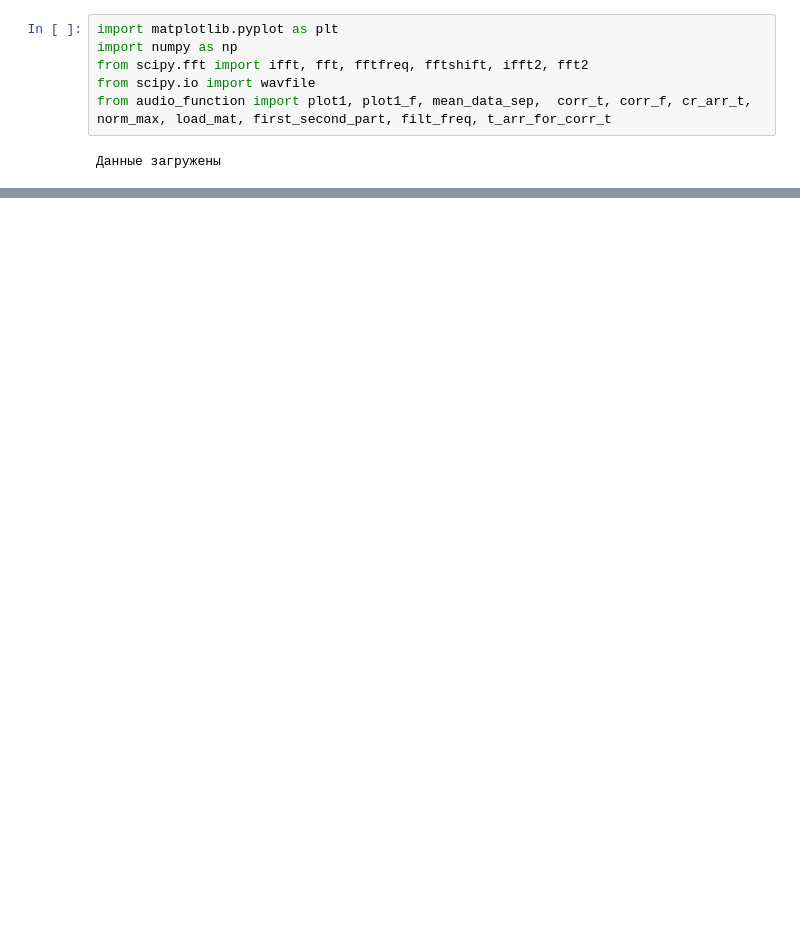
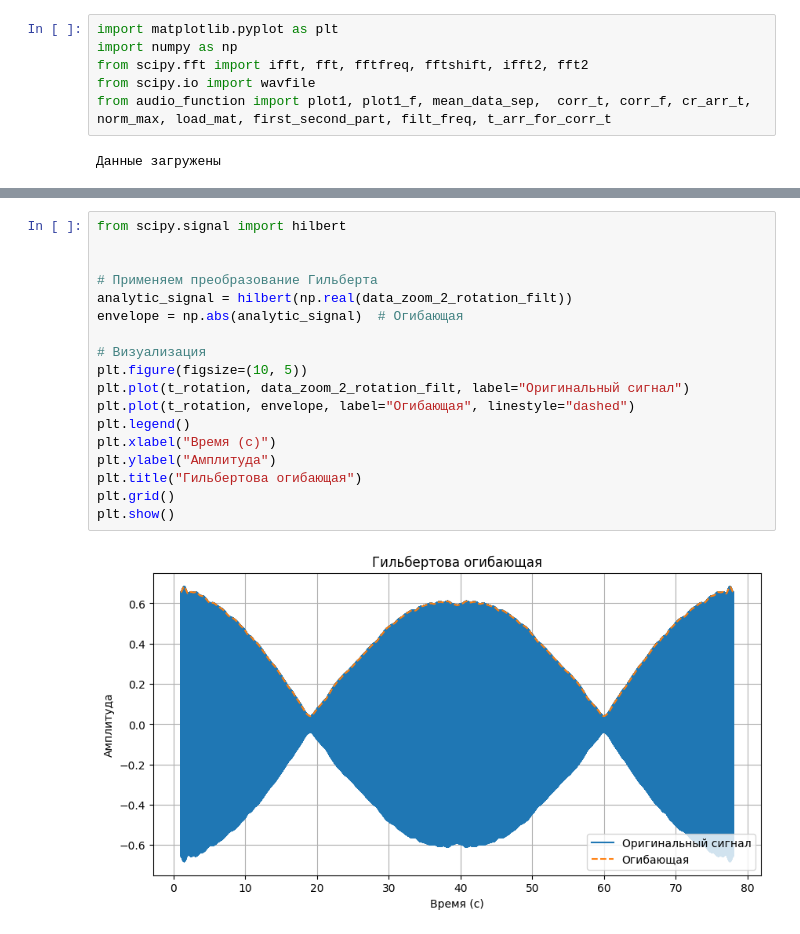
Before and after one commit to bdExplore/Scientific, a Jupyter notebook: Python/pgd_nanal.ipynb, the cells around one changed output, grey strips where cells are left out. Drawn from its saved outputs; the diff is of its cells as text; blank space fills up the shorter version.

Commit message:
Добавлена гильбертова огибающая и заменены преобразования Фурье

```diff
--- a/Python/pgd_nanal.ipynb
+++ b/Python/pgd_nanal.ipynb
@@ -64,0 +107,20 @@ list
+# %%
+from scipy.signal import hilbert
+
+
+# Применяем преобразование Гильберта
+analytic_signal = hilbert(np.real(data_zoom_2_rotation_filt))
+envelope = np.abs(analytic_signal)  # Огибающая
+
+# Визуализация
+plt.figure(figsize=(10, 5))
+plt.plot(t_rotation, data_zoom_2_rotation_filt, label="Оригинальный сигнал")
+plt.plot(t_rotation, envelope, label="Огибающая", linestyle="dashed")
+plt.legend()
+plt.xlabel("Время (с)")
+plt.ylabel("Амплитуда")
+plt.title("Гильбертовa огибающая")
+plt.grid()
+plt.show()
+# %% [output]
+[figure, added]
```
Also changed, not shown: parts of 14 cells of this notebook, 2 other files.
